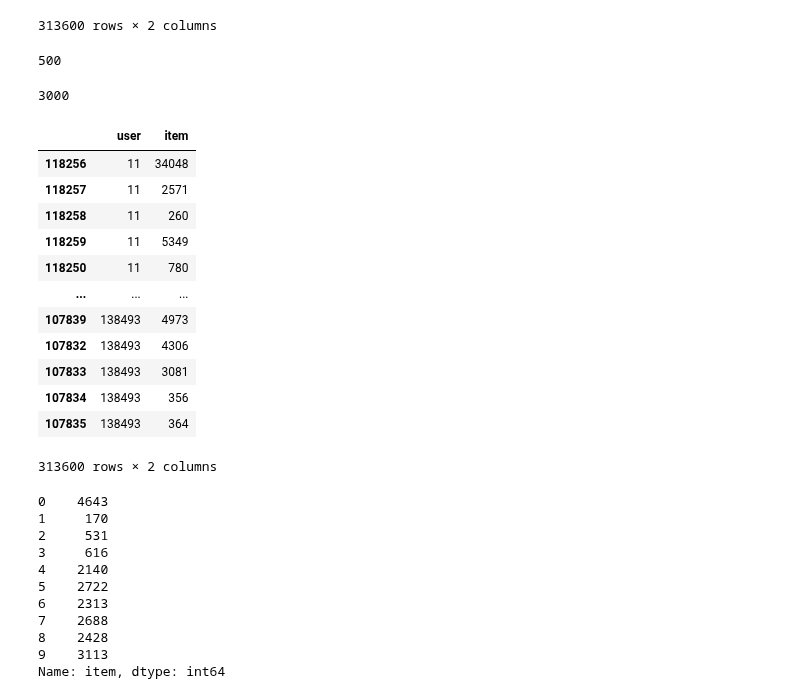
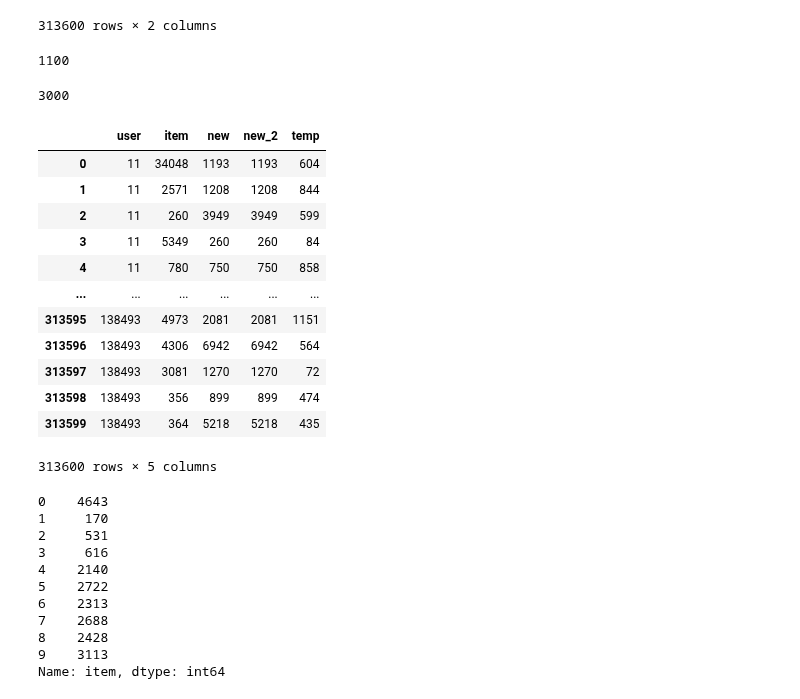
Before and after one commit to boostcampaitech6/level2-movierecommendation-recsys-06, a Jupyter notebook: mission/(미션_2)_Multi_VAE_(정답).ipynb, the cells around one changed output. Drawn from its saved outputs; the diff is of its cells as text; code cells hidden in the pictures.

```diff
--- a/mission/(미션_2)_Multi_VAE_(정답).ipynb
+++ b/mission/(미션_2)_Multi_VAE_(정답).ipynb
@@ -1212,9 +1220,9 @@ from models import EASE
 model = EASE(31360, 6807)
 print(model.reg_weight)
 model.fit(g)
-temp = model.rank_all()
+temp = model.rank_all(g)
 # %% [output]
-500
+1100
 # %%
 result = model.predict_new(test_data_tr=e, test_data_te=f)
 result[e.nonzero()] = -np.inf
@@ -1234,19 +1242,3 @@ result['user'] = result['user'].apply(lambda x: id2profile[str(x)])
 result['item'] = result['item'].apply(lambda x: id2show[str(x)])
 
 result = result.sort_values('user')
-# %%
-result
-# %% [output]
-|  | user | item |
-| 118256 | 11 | 34048 |
-| 118257 | 11 | 2571 |
-| 118258 | 11 | 260 |
-| 118259 | 11 | 5349 |
-| 118250 | 11 | 780 |
-| ... | ... | ... |
-| 107839 | 138493 | 4973 |
-| 107832 | 138493 | 4306 |
-| 107833 | 138493 | 3081 |
-| 107834 | 138493 | 356 |
-| 107835 | 138493 | 364 |
-313600 rows × 2 columns
@@ -1255,3 +1245,28 @@ result.to_csv('ease_reg500.csv', index=False)
+# %%
+result = pd.read_csv('submission/EASE_240214_065919.csv')
+# %%
+result['new'] = temp.reshape(-1)
+result['new'] = result['new'].apply(lambda x: id2show[str(x)])
+# %%
+result['new_2'] = temp.reshape(-1)
+result['new_2'] = result['new_2'].apply(lambda x: id2show_2[str(x)])
+# %%
+result['temp'] = temp.reshape(-1)
+result
+# %% [output]
+|  | user | item | new | new_2 | temp |
+| 0 | 11 | 34048 | 1193 | 1193 | 604 |
+| 1 | 11 | 2571 | 1208 | 1208 | 844 |
+| 2 | 11 | 260 | 3949 | 3949 | 599 |
+| 3 | 11 | 5349 | 260 | 260 | 84 |
+| 4 | 11 | 780 | 750 | 750 | 858 |
+| ... | ... | ... | ... | ... | ... |
+| 313595 | 138493 | 4973 | 2081 | 2081 | 1151 |
+| 313596 | 138493 | 4306 | 6942 | 6942 | 564 |
+| 313597 | 138493 | 3081 | 1270 | 1270 | 72 |
+| 313598 | 138493 | 356 | 899 | 899 | 474 |
+| 313599 | 138493 | 364 | 5218 | 5218 | 435 |
+313600 rows × 5 columns
 # %%
 a = pd.read_csv('../../data/train/train_ratings.csv')
 # %%
```
Also changed, not shown: parts of 14 cells of this notebook, 8 other files.
